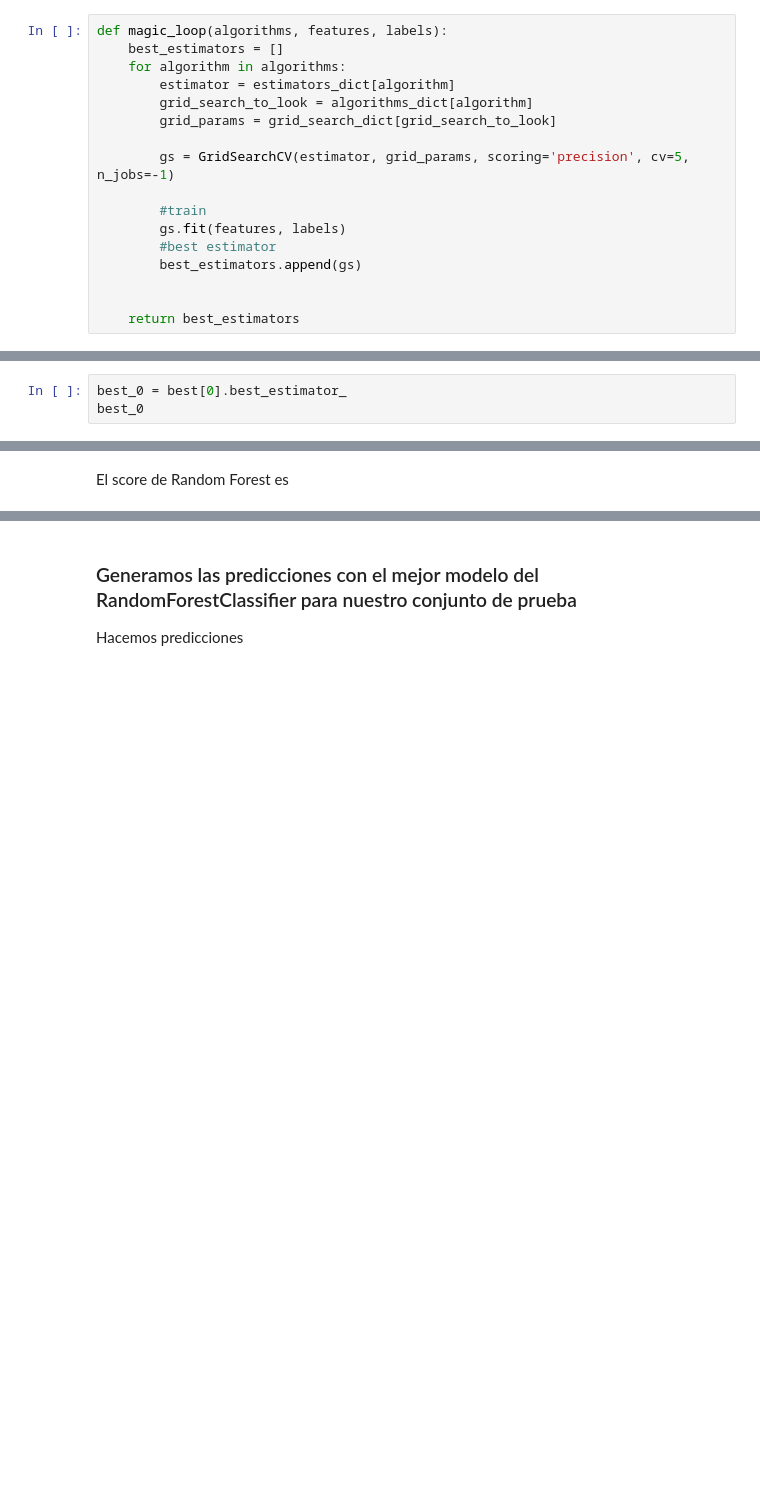
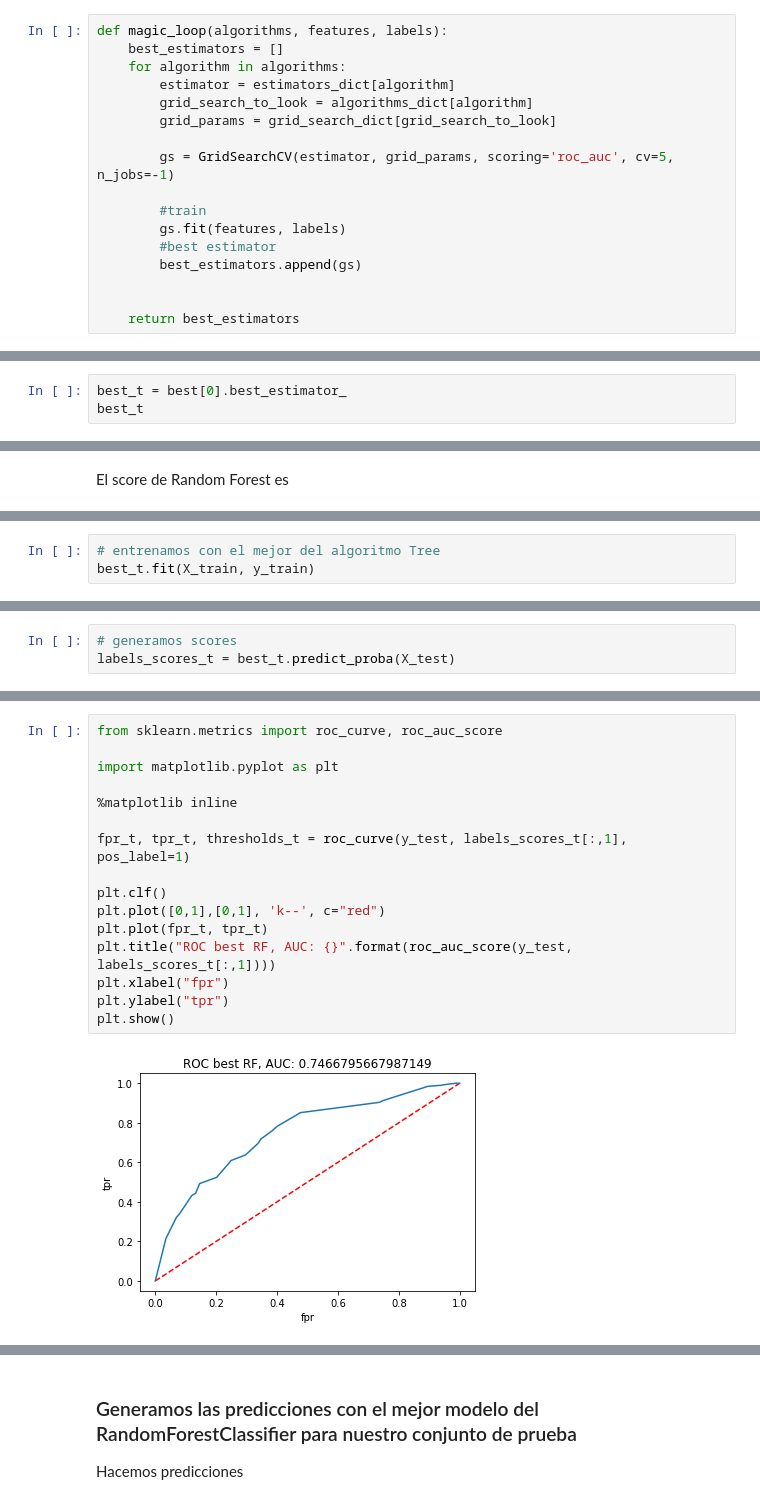
Before and after one commit to lechugaa/dpa-project, a Jupyter notebook: notebooks/modeling/model_selection_cbp.ipynb, the cells around one changed output, grey strips where cells are left out. Saved outputs shown, nothing was run; the diff lists cells and outputs as text; blank space fills up the shorter version.

Commit message:
Se agregan predicciones con nuevo thresholds en el nb. Pendiente solo pasarlo a script

```diff
--- a/notebooks/modeling/model_selection_cbp.ipynb
+++ b/notebooks/modeling/model_selection_cbp.ipynb
@@ -85,7 +86,7 @@ def magic_loop(algorithms, features, labels):
         grid_search_to_look = algorithms_dict[algorithm]
         grid_params = grid_search_dict[grid_search_to_look]
 
-        gs = GridSearchCV(estimator, grid_params, scoring='precision', cv=5, n_jobs=-1)
+        gs = GridSearchCV(estimator, grid_params, scoring='roc_auc', cv=5, n_jobs=-1)
 
         #train
         gs.fit(features, labels)
@@ -122,6 +123,6 @@ Tiempo en ejecutar:  180.99637389183044
 # %% [markdown]
 La mejor configuración del Decission Tree es:
 # %%
-best_0 = best[0].best_estimator_
-best_0
+best_t = best[0].best_estimator_
+best_t
 # %% [output]
@@ -148,0 +160,3 @@ best[1].best_score_
+# %%
+# entrenamos con el mejor del algoritmo Tree
+best_t.fit(X_train, y_train)
@@ -148,0 +168,3 @@ best[1].best_score_
+# %%
+# generamos scores
+labels_scores_t = best_t.predict_proba(X_test)
@@ -148,0 +183,18 @@ best[1].best_score_
+# %%
+from sklearn.metrics import roc_curve, roc_auc_score
+
+import matplotlib.pyplot as plt
+
+%matplotlib inline
+
+fpr_t, tpr_t, thresholds_t = roc_curve(y_test, labels_scores_t[:,1], pos_label=1)
+
+plt.clf()
+plt.plot([0,1],[0,1], 'k--', c="red")
+plt.plot(fpr_t, tpr_t)
+plt.title("ROC best RF, AUC: {}".format(roc_auc_score(y_test, labels_scores_t[:,1])))
+plt.xlabel("fpr")
+plt.ylabel("tpr")
+plt.show()
+# %% [output]
+[figure, added]
```
Also changed, not shown: parts of 42 cells of this notebook.
